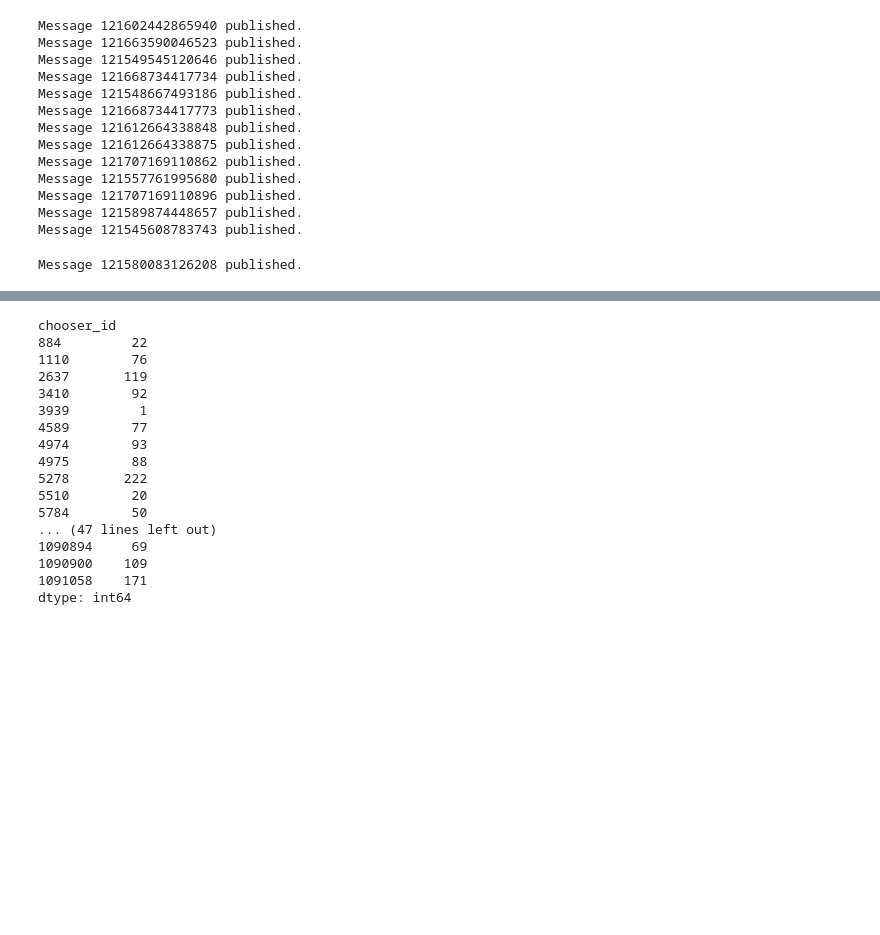
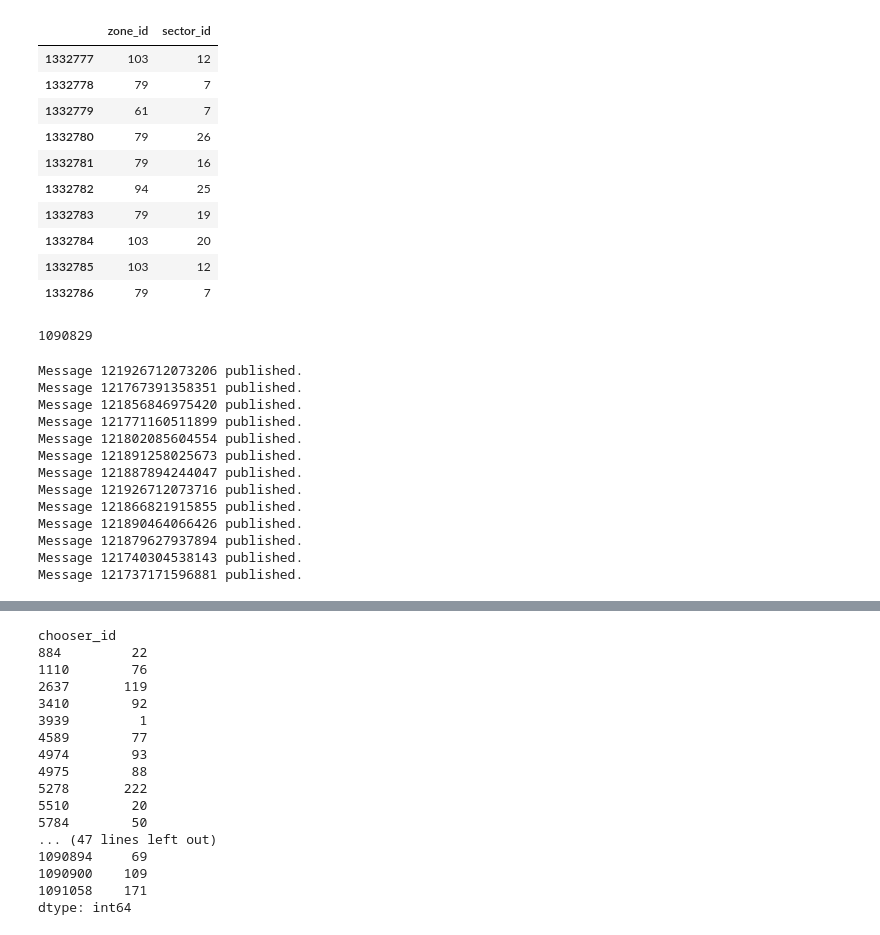
Before and after one commit to UDST/zone_model, a Jupyter notebook: zone_model/publisher.ipynb, the cells around one changed output, grey strips where cells are left out. Drawn from its saved outputs; the diff is of its cells as text; code cells hidden in the pictures; blank space fills up the shorter version.

Commit message:
changeset listener prototype

```diff
--- a/zone_model/changeset_testing.ipynb
+++ b/zone_model/publisher.ipynb
@@ -94,24 +100,40 @@ change_sets = orca.get_injectable('change_sets')
+# %%
+orca.get_table('jobs').to_frame(orca.get_table('jobs').local_columns).tail(10)
+# %% [output]
+|  | zone_id | sector_id |
+| 1332777 | 103 | 12 |
+| 1332778 | 79 | 7 |
+| 1332779 | 61 | 7 |
+| 1332780 | 79 | 26 |
+| 1332781 | 79 | 16 |
+| 1332782 | 94 | 25 |
+| 1332783 | 79 | 19 |
+| 1332784 | 103 | 20 |
+| 1332785 | 103 | 12 |
+| 1332786 | 79 | 7 |
+# %%
+len(orca.get_table('households'))
+# %% [output]
+1090829
 # %%
+import time
 for cs in change_sets:
     cs.export()
+    time.sleep(1)
 # %% [output]
-Message 121602442865940 published.
-Message 121663590046523 published.
-Message 121549545120646 published.
-Message 121668734417734 published.
-Message 121548667493186 published.
-Message 121668734417773 published.
-Message 121612664338848 published.
-Message 121612664338875 published.
-Message 121707169110862 published.
-Message 121557761995680 published.
-Message 121707169110896 published.
-Message 121589874448657 published.
-Message 121545608783743 published.
+Message 121926712073206 published.
+Message 121767391358351 published.
+Message 121856846975420 published.
+Message 121771160511899 published.
+Message 121802085604554 published.
+Message 121891258025673 published.
+Message 121887894244047 published.
+Message 121926712073716 published.
+Message 121866821915855 published.
+Message 121890464066426 published.
+Message 121879627937894 published.
+Message 121740304538143 published.
+Message 121737171596881 published.
-# %%
-publish_message('changeset123abc', cs[0].export())
-# %% [output]
-Message 121580083126208 published.
 # %%
 results = receive_message('changeset123abc', 'mypubsub123abc')
 # %% [output]
```
Also changed, not shown: parts of 9 cells of this notebook, 3 other files.
